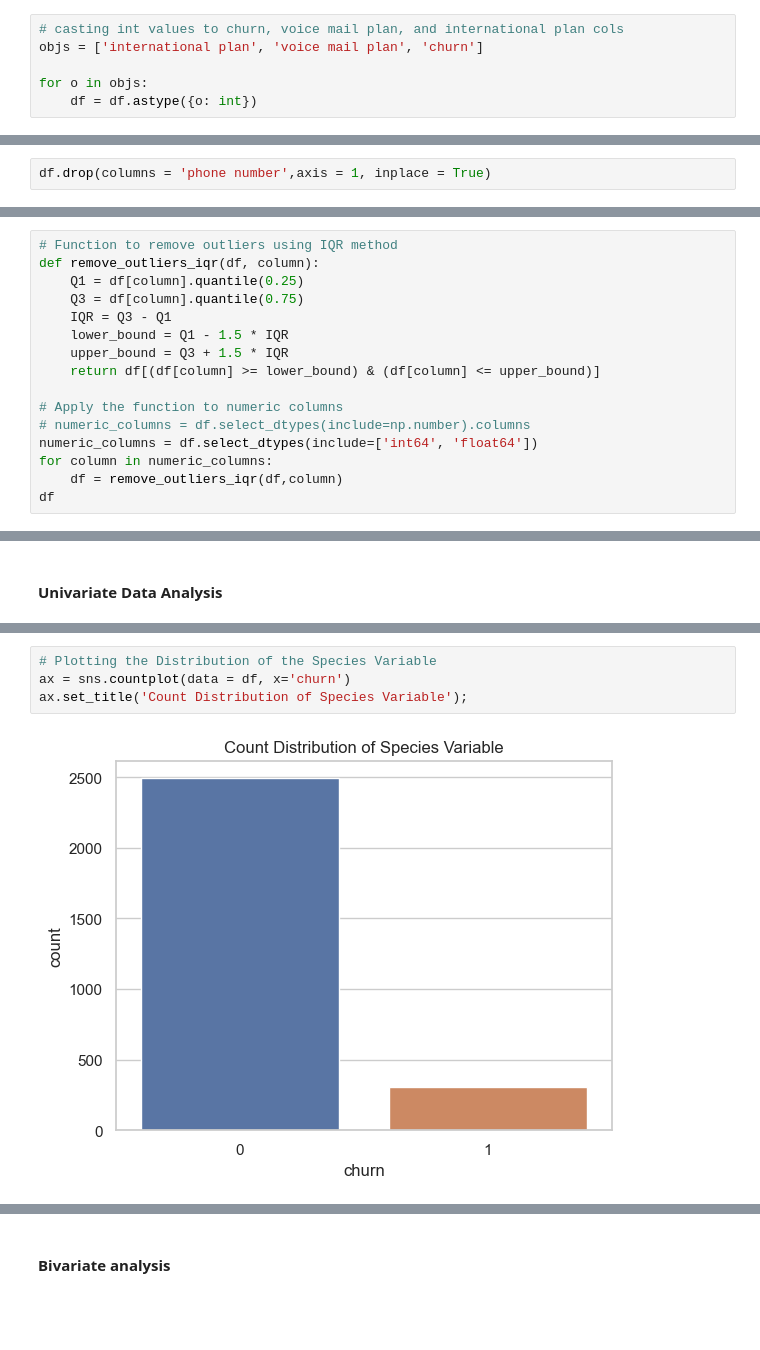
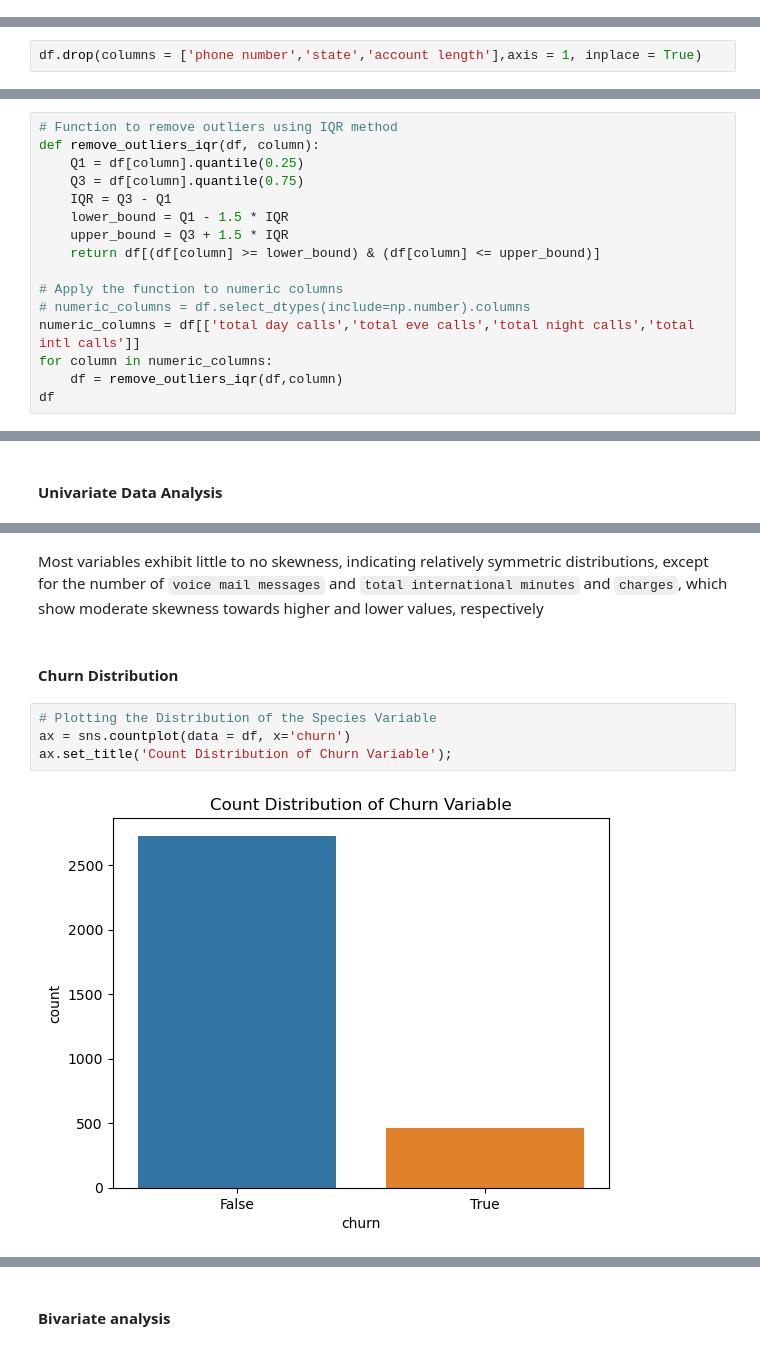
Before and after one commit to Atieng/Customer-Churn-Prediction, a Jupyter notebook: Customer-churn.ipynb, the cells around one changed output, grey strips where cells are left out. Saved outputs shown, nothing was run; the diff lists cells and outputs as text; blank space fills up the shorter version.

```diff
--- a/Customer-churn.ipynb
+++ b/Customer-churn.ipynb
@@ -245,6 +217,0 @@ Name: count, dtype: int64
-# %%
-# casting int values to churn, voice mail plan, and international plan cols
-objs = ['international plan', 'voice mail plan', 'churn']
-
-for o in objs:
-    df = df.astype({o: int})
@@ -298,3 +263,3 @@ These are the unique values present in the dataset. Here the `phone number`colum
 # %%
-df.drop(columns = 'phone number',axis = 1, inplace = True)
+df.drop(columns = ['phone number','state','account length'],axis = 1, inplace = True)
 # %% [markdown]
@@ -375,7 +328,7 @@ def remove_outliers_iqr(df, column):
 
 # Apply the function to numeric columns
 # numeric_columns = df.select_dtypes(include=np.number).columns
-numeric_columns = df.select_dtypes(include=['int64', 'float64'])
+numeric_columns = df[['total day calls','total eve calls','total night calls','total intl calls']]
 for column in numeric_columns:
     df = remove_outliers_iqr(df,column)
 df
@@ -448,7 +409,11 @@ Name: count, dtype: int64
+# %% [markdown]
+Most variables exhibit little to no skewness, indicating relatively symmetric distributions, except for the number of `voice mail messages` and `total international minutes` and `charges`, which show moderate skewness towards higher and lower values, respectively
+# %% [markdown]
+#### Churn Distribution
 # %%
 # Plotting the Distribution of the Species Variable
 ax = sns.countplot(data = df, x='churn')
-ax.set_title('Count Distribution of Species Variable');
+ax.set_title('Count Distribution of Churn Variable');
 # %% [output]
-[figure, old version]
+[figure, new version]
 # %%
```
Also changed, not shown: parts of 101 cells of this notebook.
